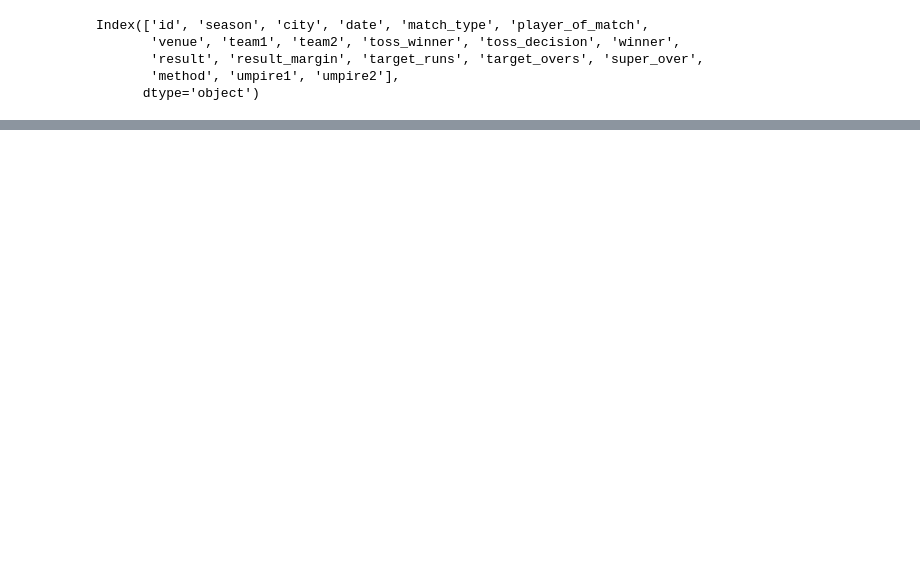
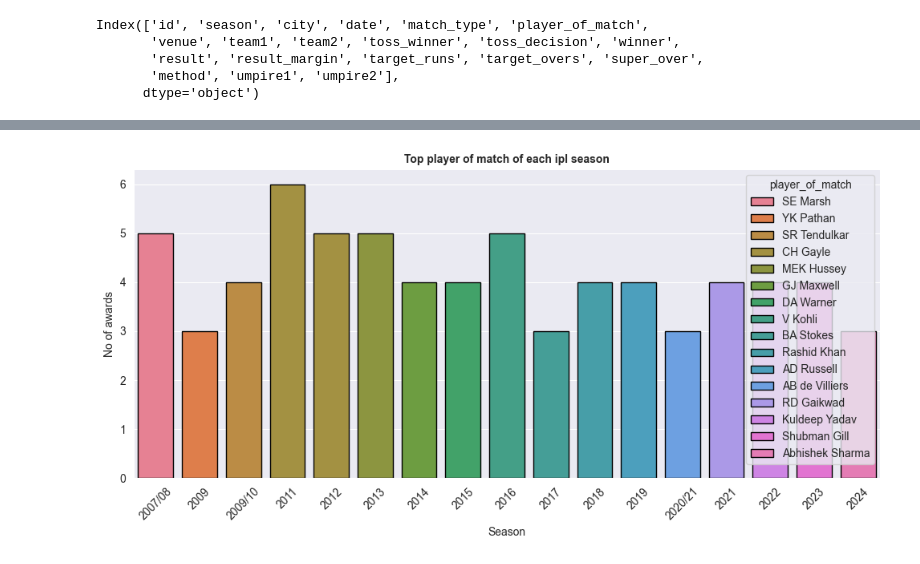
Before and after one commit to web-wizard-web/Pandas-Challanges, a Jupyter notebook: Medium/ipl.ipynb, the cells around one changed output, grey strips where cells are left out. Drawn from its saved outputs; the diff is of its cells as text; code cells hidden in the pictures; blank space fills up the shorter version.

```diff
--- a/Medium/ipl.ipynb
+++ b/Medium/ipl.ipynb
@@ -87,0 +114,10 @@ sns.barplot(x="toss_winner", y="toss_decision", data=matches,estimator=np.sum)
+# %%
+# who has hold the most no of player of match in each season
+
+#group by season and pom and count occurences
+pom_counts=matches.groupby(["season","player_of_match"]).size().reset_index(name="count")
+pom_counts
+
+# get the top players each season
+top_player =pom_counts.loc[pom_counts.groupby("season")['count'].idxmax()] #idmaxis used to get the hihest number
+top_player
@@ -87,0 +143,14 @@ sns.barplot(x="toss_winner", y="toss_decision", data=matches,estimator=np.sum)
+# %%
+# plot the pom
+plt.figure(figsize=(12,5))
+plt.title("Top player of match of each ipl season",fontdict=
+          {"fontsize":10, "fontweight":"bold"})
+sns.set_style("darkgrid")
+plt.xlabel("Season")
+plt.ylabel("No of awards")
+sns.barplot(x="season",y="count",hue="player_of_match",data=top_player,dodge=False,edgecolor = "black")
+
+plt.xticks(rotation=45)
+plt.show()
+# %% [output]
+[figure, added]
```
Also changed, not shown: parts of 4 cells of this notebook.
